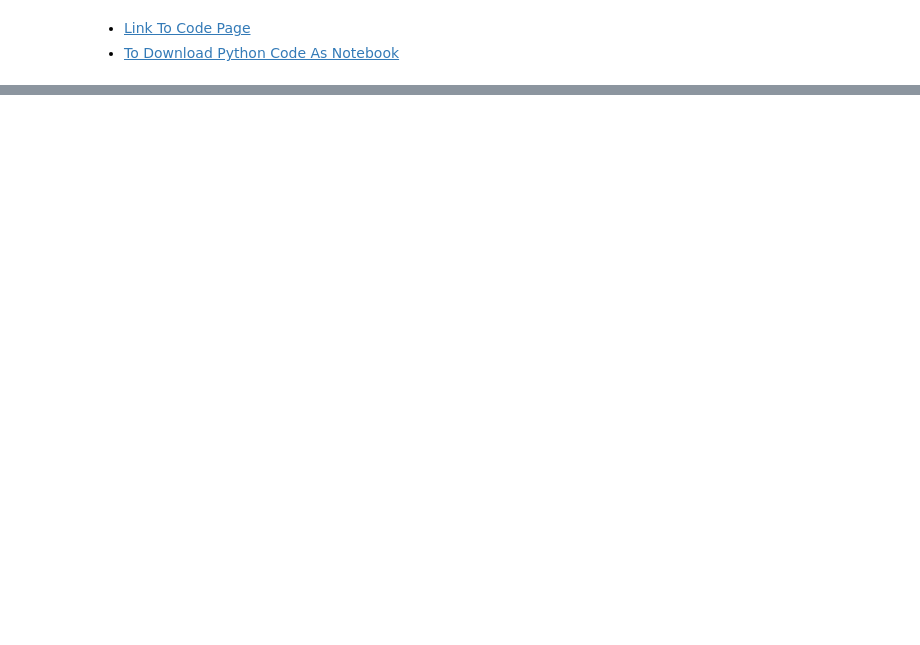
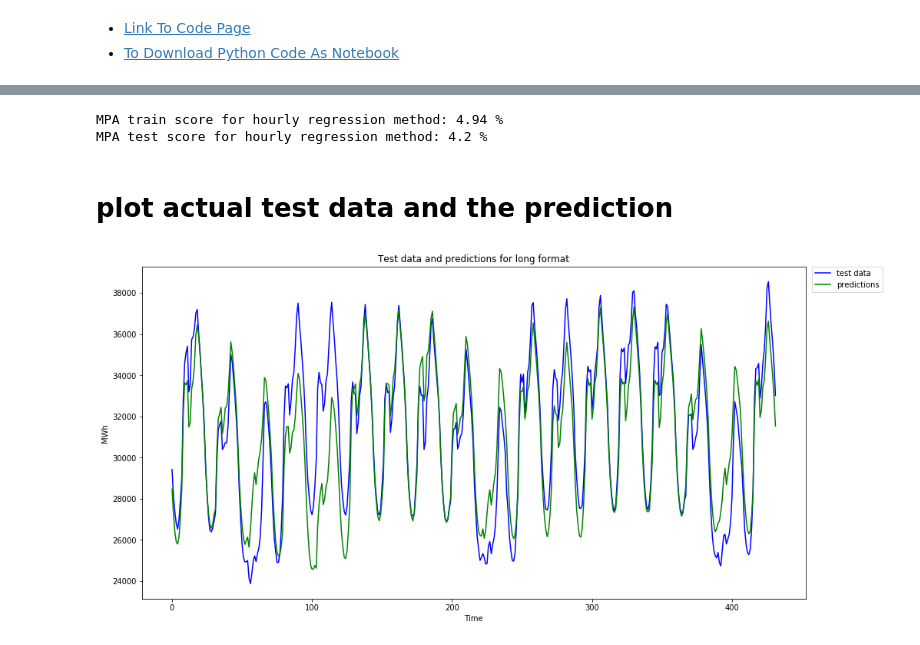
Before and after one commit to BU-IE-582/fall19-omarburk, a Jupyter notebook: IE582_HW3.ipynb, the cells around one changed output, grey strips where cells are left out. Drawn from its saved outputs; the diff is of its cells as text; code cells hidden in the pictures; blank space fills up the shorter version.

```diff
--- a/IE582_HW3.ipynb
+++ b/IE582_HW3.ipynb
@@ -17,0 +143,4 @@ df = pd.read_csv("GercekZamanliTuketim-01012016-01112019.csv")
+# %%
+print("For hour by hour format:")
+for i, hour in enumerate(hours):
+    print("Hour:", hour, ", coefficients:", reg_dict[i].coef_[0], ", intercept:", reg_dict[i].intercept_[0])
@@ -17,0 +165,4 @@ df = pd.read_csv("GercekZamanliTuketim-01012016-01112019.csv")
+# %%
+for i, hour in enumerate(hours):
+    print("Train score for hour:", hour, reg_dict[i].score(X_train_dict[i], y_train_dict[i]))
+    print("Test score for hour:", hour, reg_dict[i].score(X_test_dict[i], y_test_dict[i]), "\n")
@@ -17,0 +187,4 @@ df = pd.read_csv("GercekZamanliTuketim-01012016-01112019.csv")
+# %%
+for i, hour in enumerate(hours):
+    print("MPA train score for hour:", hour, MAPE(y_train_dict[i], reg_dict[i].predict(X_train_dict[i])), "%")
+    print("MPA test score for hour:", hour, MAPE(y_test_dict[i], reg_dict[i].predict(X_test_dict[i])), "%\n")
@@ -17,0 +209,27 @@ df = pd.read_csv("GercekZamanliTuketim-01012016-01112019.csv")
+# %%
+train_sorted_actual = np.concatenate([y_train_dict[i] for i in range(24)], axis=1).reshape(-1,1)
+train_sorted_pred = np.concatenate([reg_dict[i].predict(X_train_dict[i]) for i in range(24)], axis=1).reshape(-1,1)
+
+test_sorted_actual = np.concatenate([y_test_dict[i] for i in range(24)], axis=1).reshape(-1,1)
+test_sorted_pred = np.concatenate([reg_dict[i].predict(X_test_dict[i]) for i in range(24)], axis=1).reshape(-1,1)
+# %%
+print("MPA train score for hourly regression method:", MAPE(train_sorted_actual, train_sorted_pred), "%")
+print("MPA test score for hourly regression method:", MAPE(test_sorted_actual, test_sorted_pred), "%")
+# %% [output]
+MPA train score for hourly regression method: 4.94 %
+MPA test score for hourly regression method: 4.2 %
+# %% [markdown]
+# plot actual test data and the prediction
+# %%
+fig, axes = plt.subplots(nrows = 1, ncols = 1, sharex=True, sharey=True)
+
+axes.set_title("Test data and predictions for long format")
+axes.plot(np.arange(len(test_sorted_pred)), test_sorted_actual, color='blue', label="test data")
+axes.plot(np.arange(len(test_sorted_pred)), test_sorted_pred, color='g', label="predictions")
+axes.set_xlabel('Time')
+axes.set_ylabel('MWh')
+axes.legend(bbox_to_anchor=(1.01, 1), loc='upper left', borderaxespad=0.)
+
+plt.subplots_adjust(hspace=0.2, top=1.5, bottom=0, left=0, right=2)
+# %% [output]
+[figure, added]
```
Also changed, not shown: parts of 45 cells of this notebook.
